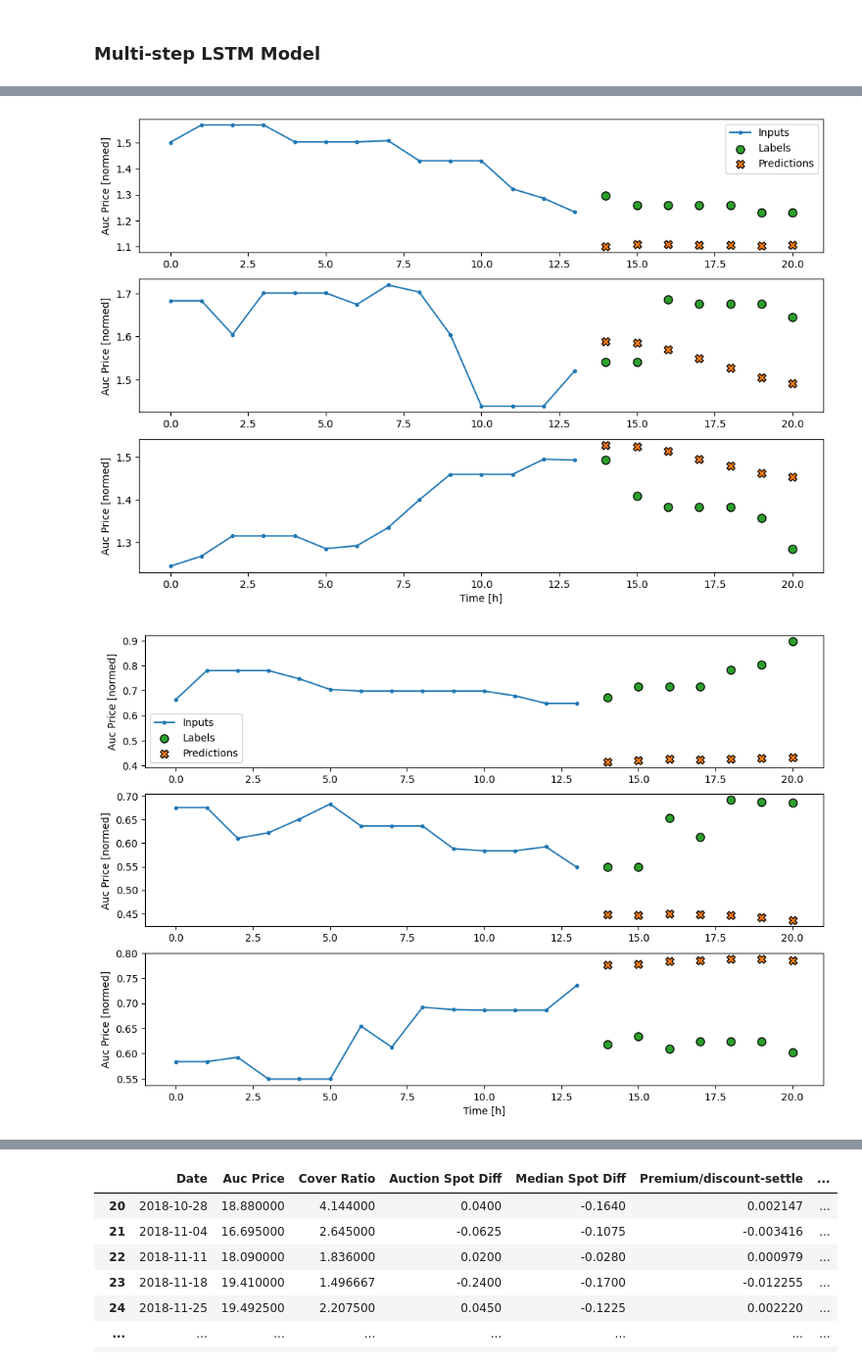
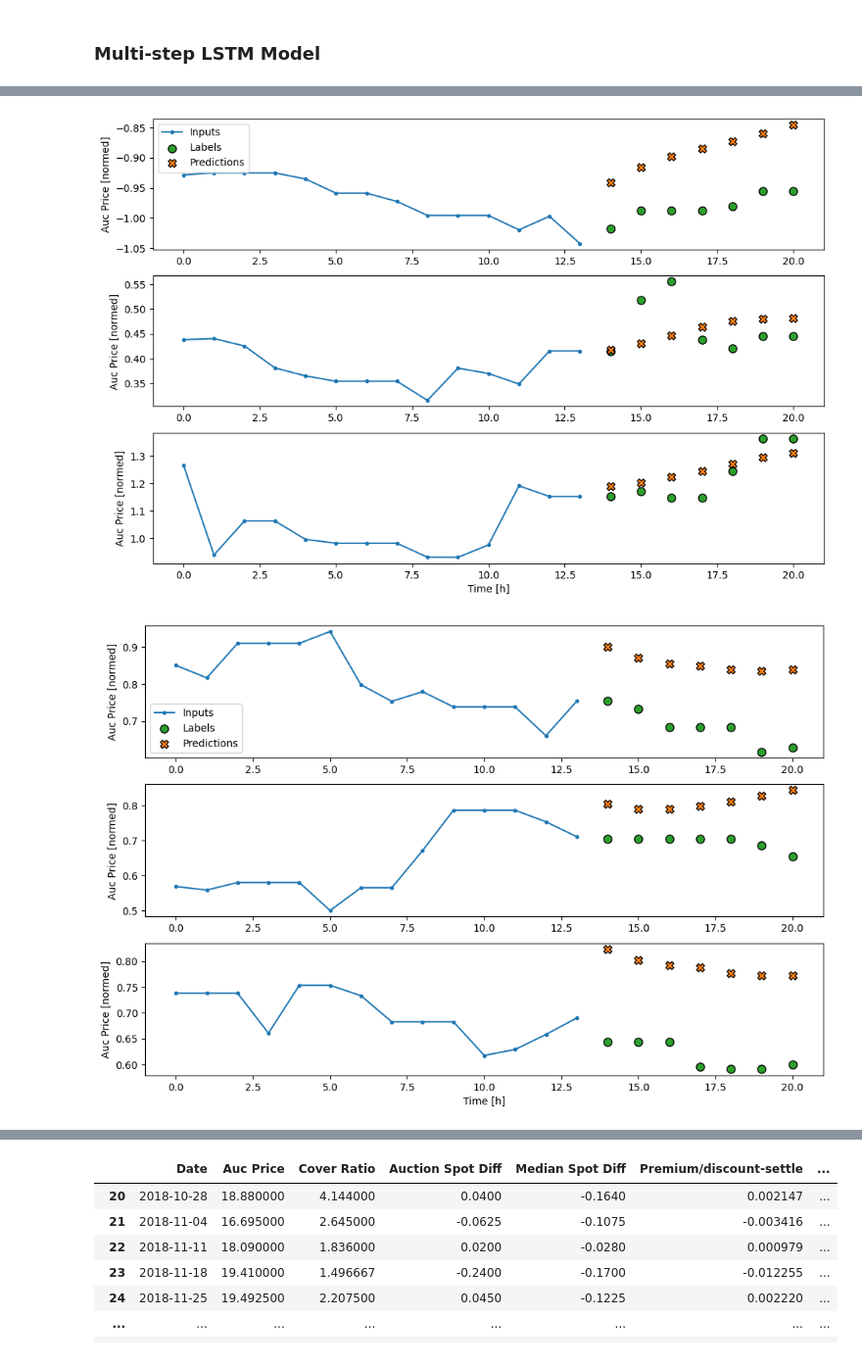
Before and after one commit to wyne1/carbon-market-forecasting, a Jupyter notebook: lstm-model.ipynb, the cells around one changed output, grey strips where cells are left out. Shown at 98% size. Drawn from its saved outputs; the diff is of its cells as text; code cells hidden in the pictures.

```diff
--- a/lstm-model.ipynb
+++ b/lstm-model.ipynb
@@ -731,15 +725,27 @@ def sequential_predict_and_plot(model, test_df, input_width, out_steps, features
     plt.grid(True)
     plt.show()
 
+# cot_df, auction_df, eua_df, ta_df, fundamentals_df = MarketData.latest(Path('data'))
+# cot_df = cot_df.set_index('Date').resample('W', origin='end').mean().reset_index()
+# auction_df = auction_df.set_index('Date').resample('D').mean().reset_index()
+
+# # Merge and preprocess data
+# merged_df = MarketData.merge_auc_cot(auction_df, cot_df)
+# merged_df = DataPreprocessor.MA_features(merged_df)
+
+
+# merged_df = merged_df.dropna()
+
 cot_df, auction_df, eua_df, ta_df, fundamentals_df = MarketData.latest(Path('data'))
 cot_df = cot_df.set_index('Date').resample('W', origin='end').mean().reset_index()
 auction_df = auction_df.set_index('Date').resample('D').mean().reset_index()
 
-# Merge and preprocess data
-merged_df = MarketData.merge_auc_cot(auction_df, cot_df)
-merged_df = DataPreprocessor.MA_features(merged_df)
-merged_df = merged_df.dropna()
-
+auction_df = auction_df[7:]
+auction_df.loc[:, 'Premium/discount-settle'] = auction_df['Premium/discount-settle'].ffill()
+auction_df.loc[:, ['Auc Price', 'Median Price', 'Cover Ratio', 'Spot Value',
+'Auction Spot Diff', 'Median Spot Diff', 'Premium/discount-settle']] = auction_df[['Auc Price', 'Median Price', 'Cover Ratio', 'Spot Value',
+                                                                                          'Auction Spot Diff', 'Median Spot Diff', 'Premium/discount-settle']].ffill()
+merged_df = DataPreprocessor.engineer_auction_features(auction_df)
 # Define features and labels
 FEATURES = merged_df.columns.tolist()
 LABEL_COLS = ['Auc Price']
@@ -749,6 +755,8 @@ preprocessor = DataPreprocessor(features=FEATURES, label_columns=LABEL_COLS, inp
 train_df, test_df, val_df = preprocessor.train_test_data(merged_df)
 train_df, test_df, val_df = preprocessor.normalize(train_df, test_df, val_df)
 num_features = len(test_df.columns)
+
+
 OUT_STEPS = 7
 multi_window = WindowGenerator(input_width=14,
                                train_df=train_df, val_df=val_df, test_df=test_df,
@@ -804,2 +813,2 @@ Epoch 40/40
-[figure, old version]
+[figure, new version]
-[figure, old version]
+[figure, new version]
```
Also changed, not shown: parts of 6 cells of this notebook, 2 other files.
